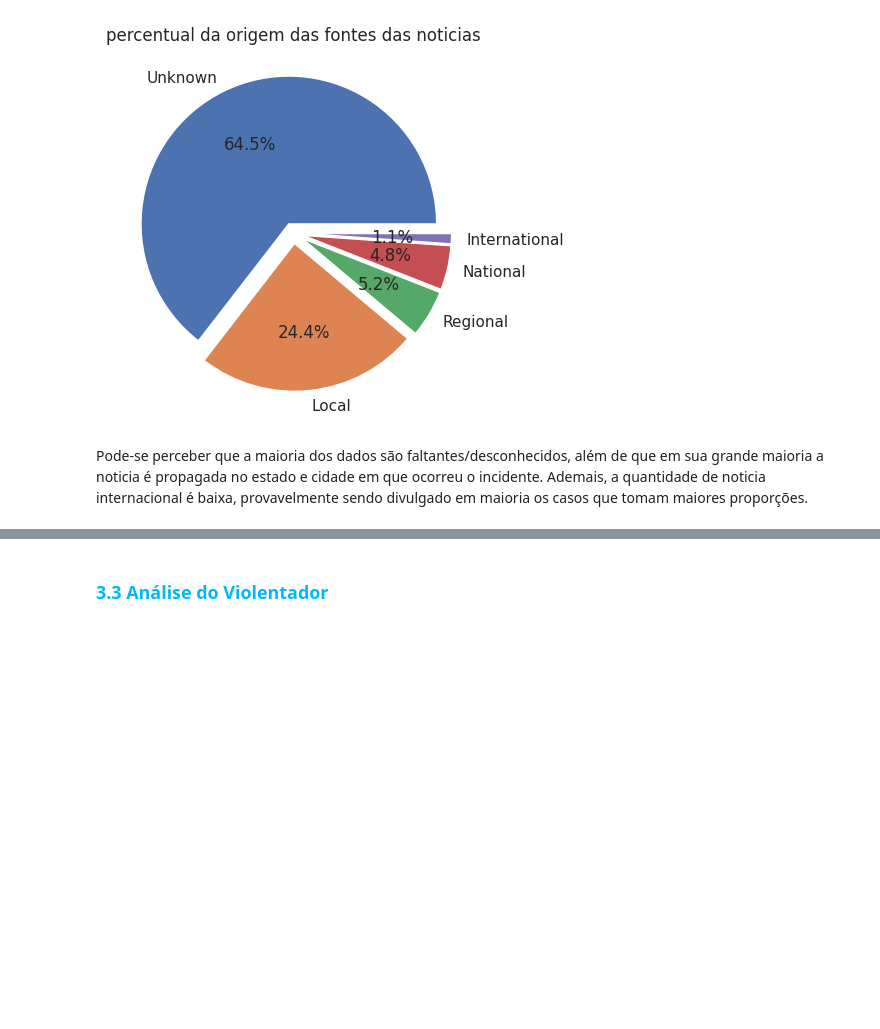
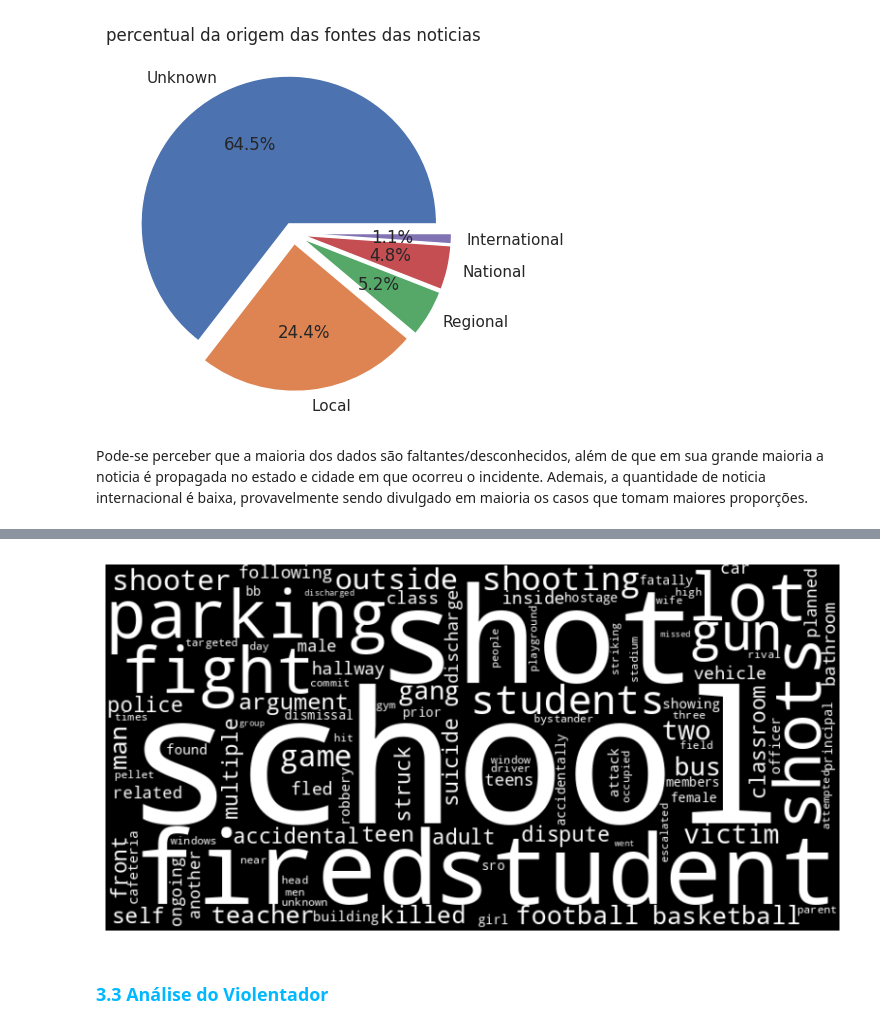
Before and after one commit to mariliabrito/gunviolence, a Jupyter notebook: Violência_Escolar.ipynb, the cells around one changed output, grey strips where cells are left out. Saved outputs shown, nothing was run; the diff lists cells and outputs as text; code cells hidden in the pictures; blank space fills up the shorter version.

```diff
--- a/Violência_Escolar.ipynb
+++ b/Violência_Escolar.ipynb
@@ -1040,3 +1083,18 @@ Pode-se perceber que a maioria dos dados são faltantes/desconhecidos, além de
+# %%
+# função para deixar as palavras em branco
+def white_color_func(word, font_size, position, orientation, random_state=None, **kwargs):
+    return 'rgb(255, 255, 255)'
+
+# gerando o word cloud
+wordcloud = WordCloud(width=800, height=400, background_color='black', max_words=100, max_font_size=200, color_func=white_color_func).generate_from_frequencies(Counter(Words)) #Utilizando o Words do bloco anterior
+
+# plotando
+plt.figure(figsize=(10,6))
+plt.imshow(wordcloud, interpolation='bilinear')
+plt.axis('off')
+plt.show()
+# %% [output]
+[figure, added]
 # %% [markdown]
 ### <font color ="#00b8ff">3.3 Análise do Violentador</font>
 # %%
```
Also changed, not shown: parts of 2 cells of this notebook.
